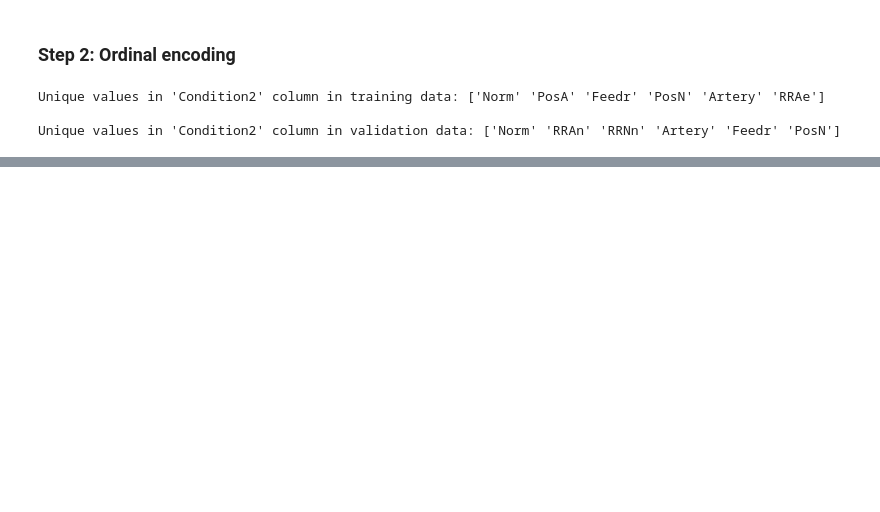
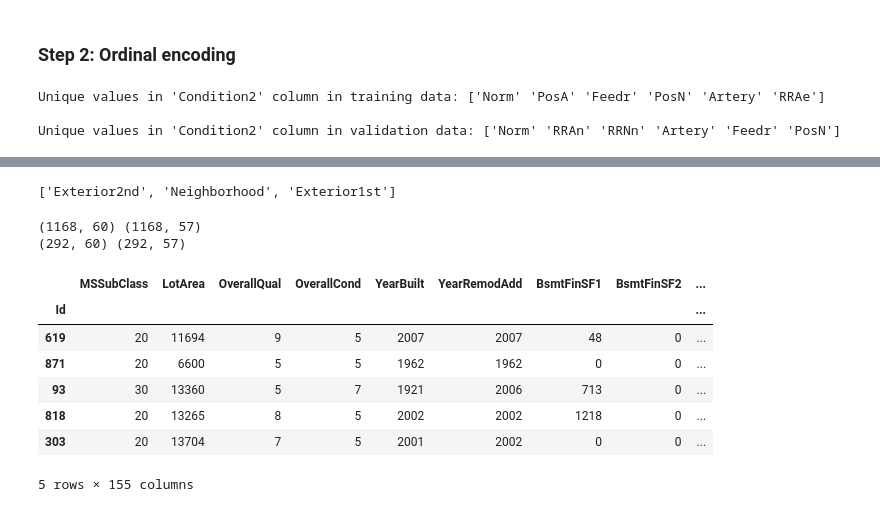
Before and after one commit to nicoambrosis/Housing-Prices-Competition-for-Kaggle-Learn-Users, a Jupyter notebook: 03-Categorical Data.ipynb, the cells around one changed output, grey strips where cells are left out. Cells and saved outputs as stored; diff of their text form; code cells hidden in the pictures; blank space fills up the shorter version.

```diff
--- a/03-Categorical Data.ipynb
+++ b/03-Categorical Data.ipynb
@@ -124,0 +292,56 @@ Unique values in 'Condition2' column in validation data: ['Norm' 'RRAn' 'RRNn' '
+# %%
+# que columnas vamos a eliminar de los datos de entrenamiento y validacion?
+
+high_cardinality_cols = list(set(object_cols) - set(low_cardinality_cols))
+high_cardinality_cols
+# %% [output]
+['Exterior2nd', 'Neighborhood', 'Exterior1st']
+# %%
+# eliminamos las columnas que tienen una cardinalidad superior a 10
+
+reduced_X_train = X_train.drop(high_cardinality_cols, axis = 1)
+reduced_X_valid = X_valid.drop(high_cardinality_cols, axis = 1)
+
+print(X_train.shape, reduced_X_train.shape)
+print(X_valid.shape, reduced_X_valid.shape)
+# %% [output]
+(1168, 60) (1168, 57)
+(292, 60) (292, 57)
+# %%
+# Encoding
+
+from sklearn.preprocessing import OneHotEncoder
+
+# 1. Definimos el encoder
+OH_encoder = OneHotEncoder(handle_unknown='ignore', sparse=False)
+
+# 2. Entrenamos el encoder
+OH_encoder.fit(X_train[low_cardinality_cols])
+
+# 3. Aplicamos la transformacion
+# Recordar que la codificacin OneHot devuelve un array que tenemos que transformar en DF para poder seguir operando
+OH_cols_X_train = pd.DataFrame(OH_encoder.transform(reduced_X_train[low_cardinality_cols]))
+OH_cols_X_valid = pd.DataFrame(OH_encoder.transform(reduced_X_valid[low_cardinality_cols]))
+
+# 4. OneHot elimina el indice, lo volvemos a poner
+OH_cols_X_train.index = X_train.index
+OH_cols_X_valid.index = X_valid.index
+
+# 5. Eliminamos las columnas categoricas de los datos de entrenamiento y validacion originales
+num_X_train = X_train.drop(object_cols, axis = 1)
+num_X_valid = X_valid.drop(object_cols, axis = 1)
+
+# 6. Unimos la DF codificada con los features numericos de los datos de entrenamiento y validacion
+OH_X_train = pd.concat([num_X_train, OH_cols_X_train], axis = 1)
+OH_X_valid = pd.concat([num_X_valid, OH_cols_X_valid], axis = 1)
+# %%
+OH_X_train.head()
+# %% [output]
+|  | MSSubClass | LotArea | OverallQual | OverallCond | YearBuilt | YearRemodAdd | BsmtFinSF1 | BsmtFinSF2 | ... |
+| Id |  |  |  |  |  |  |  |  | ... |
+| 619 | 20 | 11694 | 9 | 5 | 2007 | 2007 | 48 | 0 | ... |
+| 871 | 20 | 6600 | 5 | 5 | 1962 | 1962 | 0 | 0 | ... |
+| 93 | 30 | 13360 | 5 | 7 | 1921 | 2006 | 713 | 0 | ... |
+| 818 | 20 | 13265 | 8 | 5 | 2002 | 2002 | 1218 | 0 | ... |
+| 303 | 20 | 13704 | 7 | 5 | 2001 | 2002 | 0 | 0 | ... |
+5 rows × 155 columns
```
Also changed, not shown: parts of 33 cells of this notebook.
